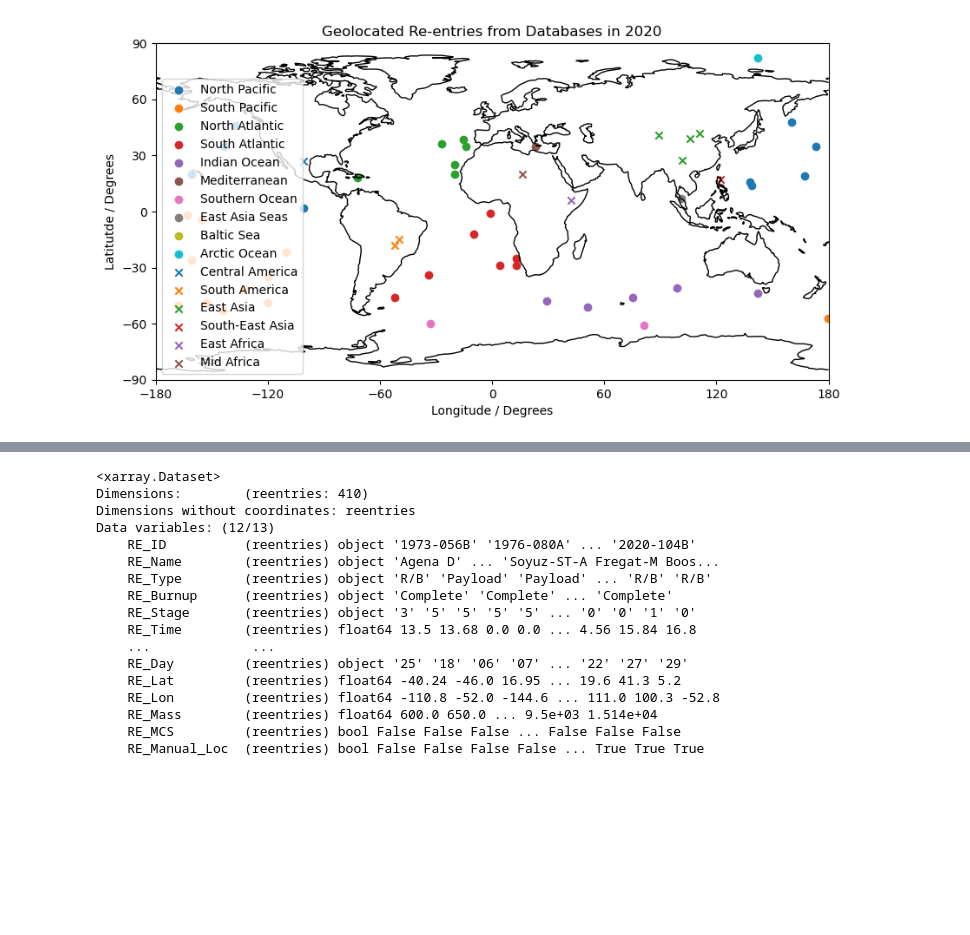
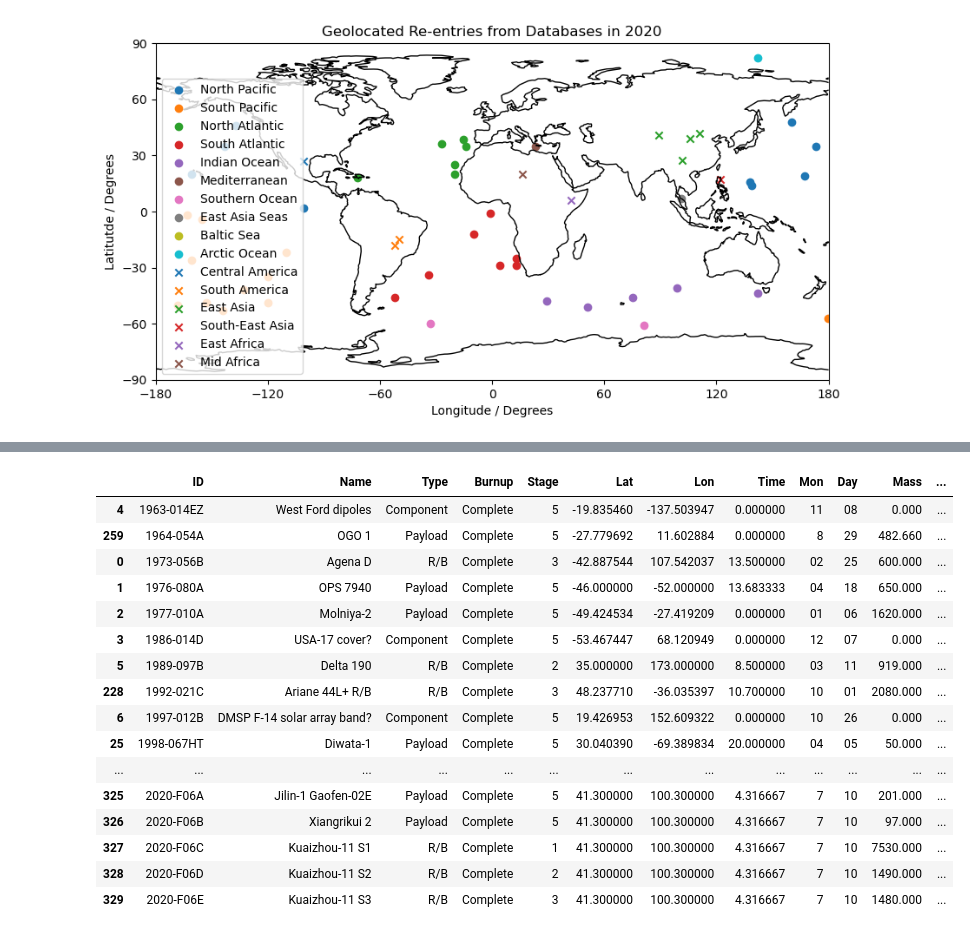
Before and after one commit to cbarker211/Improved_Emission_Profile, a Jupyter notebook: Assign_Geolocations.ipynb, the cells around one changed output, grey strips where cells are left out. Saved outputs shown, nothing was run; the diff lists cells and outputs as text; code cells hidden in the pictures; blank space fills up the shorter version.

```diff
--- a/Assign_Geolocations.ipynb
+++ b/Assign_Geolocations.ipynb
@@ -283,43 +284,41 @@ ax.set_title("Final Re-entries from Databases in 2020");
 # %%
 pd.set_option('display.max_rows', None)
 df_print = pd.DataFrame(
     {
         "ID":               ds["RE_ID"].values,
         "Name":             ds["RE_Name"].values,
         "Type":             ds["RE_Type"].values,
         "Burnup":           ds["RE_Burnup"].values,
         "Stage":            ds["RE_Stage"].values,
         "Lat":              ds["RE_Lat"].values,
         "Lon":              ds["RE_Lon"].values,
         "Time":             ds["RE_Time"].values,
         "Mon":              ds["RE_Mon"].values,
         "Day":              ds["RE_Day"].values,
         "Mass":             ds["RE_Mass"].values,
         "MCS":              ds["RE_MCS"].values,
         "Manual Location":  ds["RE_Manual_Loc"].values,
     }
 )
 
-#df_print.sort_values("Mass", ascending=True)
-
-ds
+df_print.sort_values("ID", ascending=True)
 # %% [output]
-<xarray.Dataset>
-Dimensions:        (reentries: 410)
-Dimensions without coordinates: reentries
-Data variables: (12/13)
-    RE_ID          (reentries) object '1973-056B' '1976-080A' ... '2020-104B'
-    RE_Name        (reentries) object 'Agena D' ... 'Soyuz-ST-A Fregat-M Boos...
-    RE_Type        (reentries) object 'R/B' 'Payload' 'Payload' ... 'R/B' 'R/B'
-    RE_Burnup      (reentries) object 'Complete' 'Complete' ... 'Complete'
-    RE_Stage       (reentries) object '3' '5' '5' '5' '5' ... '0' '0' '1' '0'
-    RE_Time        (reentries) float64 13.5 13.68 0.0 0.0 ... 4.56 15.84 16.8
-    ...             ...
-    RE_Day         (reentries) object '25' '18' '06' '07' ... '22' '27' '29'
-    RE_Lat         (reentries) float64 -40.24 -46.0 16.95 ... 19.6 41.3 5.2
-    RE_Lon         (reentries) float64 -110.8 -52.0 -144.6 ... 111.0 100.3 -52.8
-    RE_Mass        (reentries) float64 600.0 650.0 ... 9.5e+03 1.514e+04
-    RE_MCS         (reentries) bool False False False ... False False False
-    RE_Manual_Loc  (reentries) bool False False False False ... True True True
+|  | ID | Name | Type | Burnup | Stage | Lat | Lon | Time | Mon | Day | Mass | ... |
+| 4 | 1963-014EZ | West Ford dipoles | Component | Complete | 5 | -19.835460 | -137.503947 | 0.000000 | 11 | 08 | 0.000 | ... |
+| 259 | 1964-054A | OGO 1 | Payload | Complete | 5 | -27.779692 | 11.602884 | 0.000000 | 8 | 29 | 482.660 | ... |
+| 0 | 1973-056B | Agena D | R/B | Complete | 3 | -42.887544 | 107.542037 | 13.500000 | 02 | 25 | 600.000 | ... |
+| 1 | 1976-080A | OPS 7940 | Payload | Complete | 5 | -46.000000 | -52.000000 | 13.683333 | 04 | 18 | 650.000 | ... |
+| 2 | 1977-010A | Molniya-2 | Payload | Complete | 5 | -49.424534 | -27.419209 | 0.000000 | 01 | 06 | 1620.000 | ... |
+| 3 | 1986-014D | USA-17 cover? | Component | Complete | 5 | -53.467447 | 68.120949 | 0.000000 | 12 | 07 | 0.000 | ... |
+| 5 | 1989-097B | Delta 190 | R/B | Complete | 2 | 35.000000 | 173.000000 | 8.500000 | 03 | 11 | 919.000 | ... |
+| 228 | 1992-021C | Ariane 44L+ R/B | R/B | Complete | 3 | 48.237710 | -36.035397 | 10.700000 | 10 | 01 | 2080.000 | ... |
+| 6 | 1997-012B | DMSP F-14 solar array band? | Component | Complete | 5 | 19.426953 | 152.609322 | 0.000000 | 10 | 26 | 0.000 | ... |
+| 25 | 1998-067HT | Diwata-1 | Payload | Complete | 5 | 30.040390 | -69.389834 | 20.000000 | 04 | 05 | 50.000 | ... |
+| ... | ... | ... | ... | ... | ... | ... | ... | ... | ... | ... | ... | ... |
+| 325 | 2020-F06A | Jilin-1 Gaofen-02E | Payload | Complete | 5 | 41.300000 | 100.300000 | 4.316667 | 7 | 10 | 201.000 | ... |
+| 326 | 2020-F06B | Xiangrikui 2 | Payload | Complete | 5 | 41.300000 | 100.300000 | 4.316667 | 7 | 10 | 97.000 | ... |
+| 327 | 2020-F06C | Kuaizhou-11 S1 | R/B | Complete | 1 | 41.300000 | 100.300000 | 4.316667 | 7 | 10 | 7530.000 | ... |
+| 328 | 2020-F06D | Kuaizhou-11 S2 | R/B | Complete | 2 | 41.300000 | 100.300000 | 4.316667 | 7 | 10 | 1490.000 | ... |
+| 329 | 2020-F06E | Kuaizhou-11 S3 | R/B | Complete | 3 | 41.300000 | 100.300000 | 4.316667 | 7 | 10 | 1480.000 | ... |
 # %%
 #Save to file and close the DataSet
```
Also changed, not shown: parts of 3 cells of this notebook, 8 other files.
